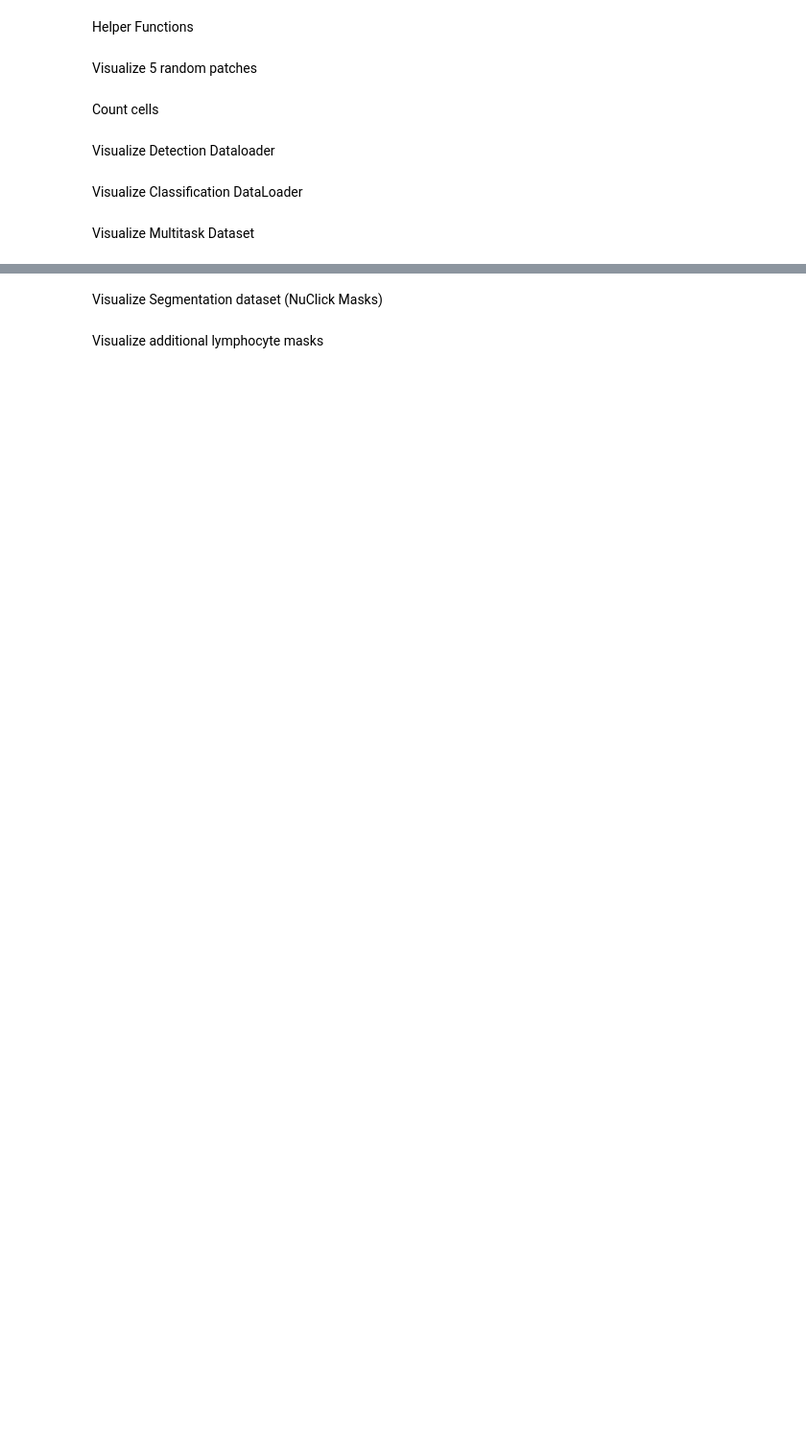
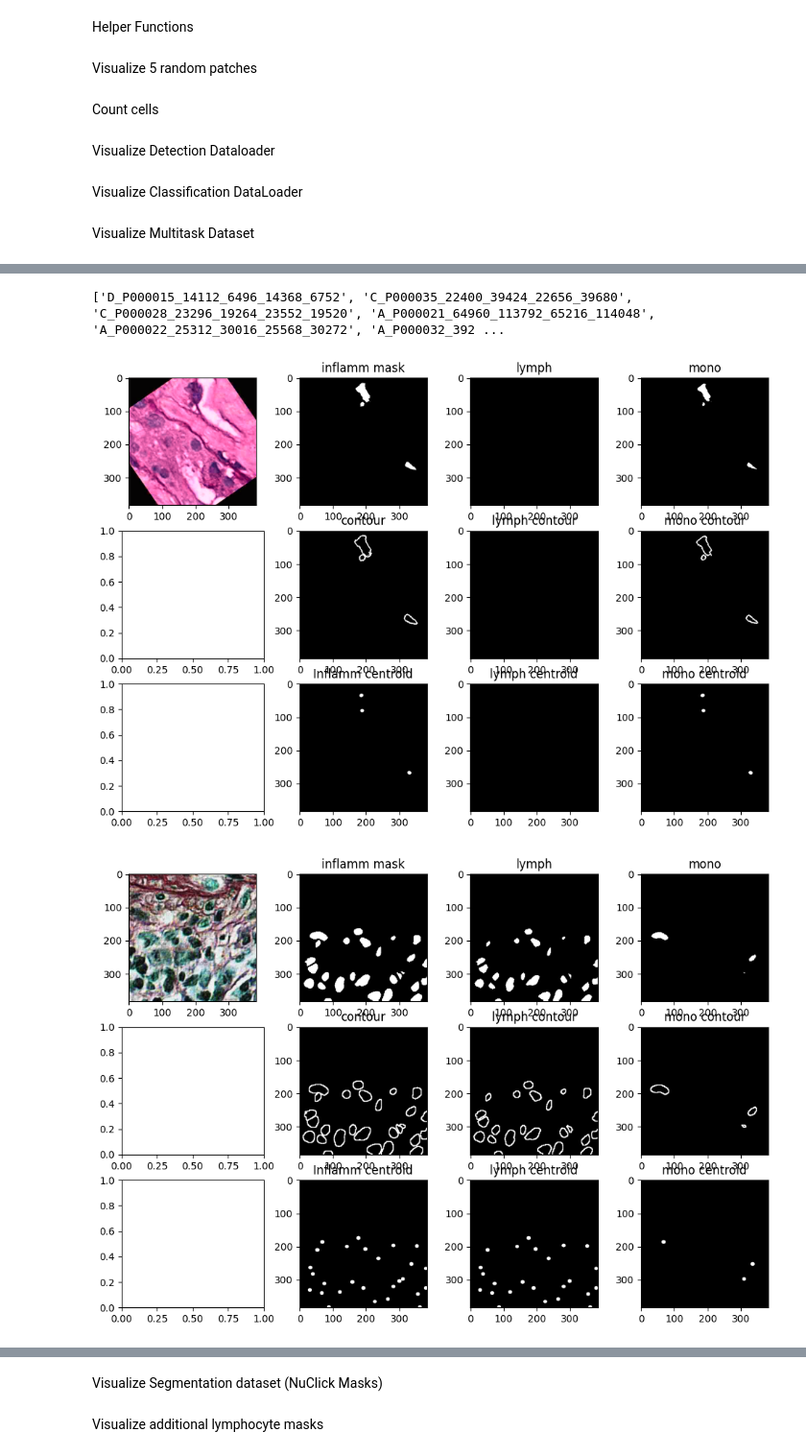
Before and after one commit to aamirchaudry29/Monkey_TIAKong, a Jupyter notebook: notebooks/patch_visualization.ipynb, the cells around one changed output, grey strips where cells are left out. Shown at 96% size. Saved outputs shown, nothing was run; the diff lists cells and outputs as text; code cells hidden in the pictures; blank space fills up the shorter version.

```diff
--- a/notebooks/patch_visualization.ipynb
+++ b/notebooks/patch_visualization.ipynb
@@ -409,82 +415,73 @@ axes[1].title.set_text("Inflammation Mask")
 data = next(iter(train_loader))
 
 print(data["id"])
-fig, axes = plt.subplots(batch_size, 13, figsize=(30, 40))
+
 
 for i in range(batch_size):
+
+    fig, axes = plt.subplots(3, 4, figsize=(12, 8))
+
     image = data["image"][i].numpy()
     image = np.moveaxis(image, 0, 2)
     image = imagenet_denormalise(image)
-    axes[i][0].imshow(image)
+    axes[0][0].imshow(image)
 
     inflamm_mask = data["inflamm_mask"][i].numpy()
-    axes[i][1].imshow(inflamm_mask[0], cmap="gray")
+    axes[0][1].imshow(inflamm_mask[0], cmap="gray")
     # axes[i][1].imshow(image, alpha=0.3)
-    axes[i][1].set_title("inflamm mask")
+    axes[0][1].set_title("inflamm mask")
 
     lymph_mask = data["lymph_mask"][i].numpy()
-    axes[i][2].imshow(lymph_mask[0], cmap="gray")
+    axes[0][2].imshow(lymph_mask[0], cmap="gray")
     # axes[i][2].imshow(image, alpha=0.3)
-    axes[i][2].set_title("lymph")
+    axes[0][2].set_title("lymph")
 
     mono_mask = data["mono_mask"][i].numpy()
-    axes[i][3].imshow(mono_mask[0], cmap="gray")
+    axes[0][3].imshow(mono_mask[0], cmap="gray")
     # axes[i][3].imshow(image, alpha=0.3)
-    axes[i][3].set_title("mono")
+    axes[0][3].set_title("mono")
 
     inflamm_contour_mask = data["inflamm_contour_mask"][i].numpy()
-    axes[i][4].imshow(inflamm_contour_mask[0], cmap="gray")
-    axes[i][4].set_title("contour")
+    axes[1][1].imshow(inflamm_contour_mask[0], cmap="gray")
+    axes[1][1].set_title("contour")
 
     lymph_contour_mask = data["lymph_contour_mask"][i].numpy()
-    axes[i][5].imshow(lymph_contour_mask[0], cmap="gray")
-    axes[i][5].set_title("lymph contour")
+    axes[1][2].imshow(lymph_contour_mask[0], cmap="gray")
+    axes[1][2].set_title("lymph contour")
 
     mono_contour_mask = data["mono_contour_mask"][i].numpy()
-    axes[i][6].imshow(mono_contour_mask[0], cmap="gray")
-    axes[i][6].set_title("mono contour")
+    axes[1][3].imshow(mono_contour_mask[0], cmap="gray")
+    axes[1][3].set_title("mono contour")
 
     inflamm_centroid_mask = data["inflamm_centroid_mask"][i].numpy()
-    axes[i][7].imshow(inflamm_centroid_mask[0], cmap="gray")
-    axes[i][7].set_title("Inflamm centroid")
+    axes[2][1].imshow(inflamm_centroid_mask[0], cmap="gray")
+    axes[2][1].set_title("Inflamm centroid")
 
     lymph_centroid_mask = data["lymph_centroid_mask"][i].numpy()
-    axes[i][8].imshow(lymph_centroid_mask[0], cmap="gray")
-    axes[i][8].set_title("lymph centroid")
+    axes[2][2].imshow(lymph_centroid_mask[0], cmap="gray")
+    axes[2][2].set_title("lymph centroid")
 
     mono_centroid_mask = data["mono_centroid_mask"][i].numpy()
-    axes[i][9].imshow(mono_centroid_mask[0], cmap="gray")
-    axes[i][9].set_title("mono centroid")
+    axes[2][3].imshow(mono_centroid_mask[0], cmap="gray")
+    axes[2][3].set_title("mono centroid")
 
     # inflamm_weight_maks = data['inflamm_weight_mask'][i].numpy()
     # axes[i][10].imshow(inflamm_weight_maks[0], cmap="jet")
     # axes[i][10].set_title("inflamm weight mask")
 
     # lymph_weight_mask = data['lymph_weight_mask'][i].numpy()
     # axes[i][11].imshow(lymph_weight_mask[0], cmap="jet")
     # axes[i][11].set_title("lymph weight mask")
 
     # mono_weight_mask = data['mono_weight_mask'][i].numpy()
     # axes[i][12].imshow(mono_weight_mask[0], cmap="jet")
     # axes[i][12].set_title("mono weight mask")
 
-    inflamm_grad_x = data["inflamm_grad_x"][i].numpy()
-    inflamm_grad_y = data["inflamm_grad_y"][i].numpy()
-    axes[i][10].imshow(inflamm_grad_x[0], cmap="jet")
-    axes[i][10].set_title("inflamm grad x")
-
-    lymph_grad_x = data["lymph_grad_x"][i].numpy()
-    lymph_grad_y = data["lymph_grad_y"][i].numpy()
-    axes[i][11].imshow(inflamm_grad_y[0], cmap="jet")
-    axes[i][11].set_title("inflamm grad y")
-
-    mono_grad_x = data["mono_grad_x"][i].numpy()
-    mono_grad_y = data["mono_grad_y"][i].numpy()
-    axes[i][12].imshow(mono_grad_y[0], cmap="jet")
-    axes[i][12].set_title("mono grad y")
-
-
-    for ax in axes.ravel():
-        ax.axis("off")
+    # for ax in axes.ravel():
+    #     ax.axis("off")
 
 plt.show()
+# %% [output]
+['D_P000015_14112_6496_14368_6752', 'C_P000035_22400_39424_22656_39680', 'C_P000028_23296_19264_23552_19520', 'A_P000021_64960_113792_65216_114048', 'A_P000022_25312_30016_25568_30272', 'A_P000032_392 ...
+[figure, added]
+[figure, added]
```
Also changed, not shown: parts of 2 cells of this notebook, 3 other files.
